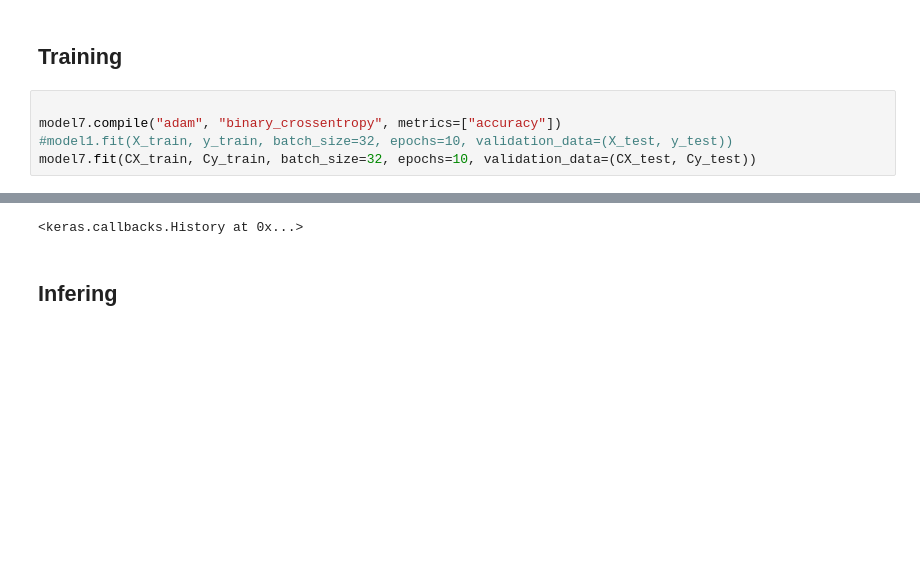
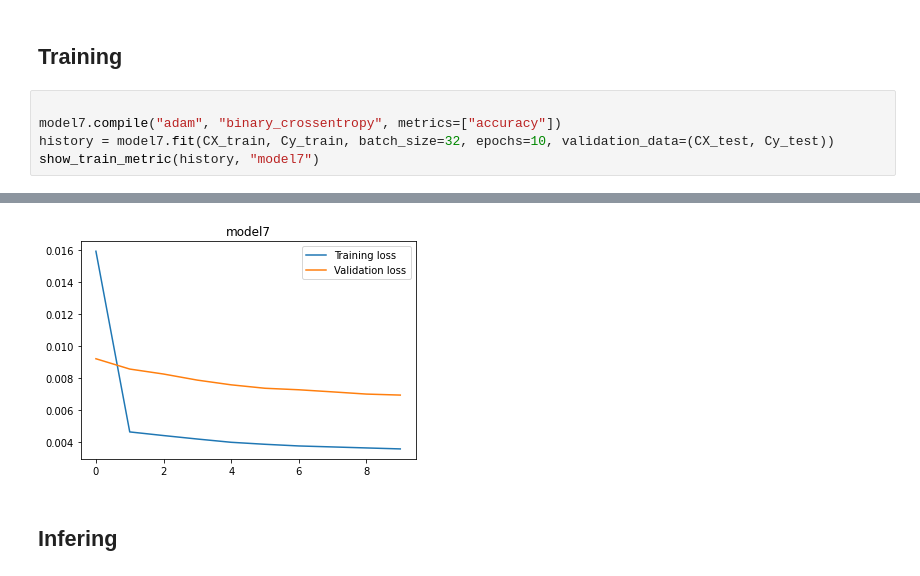
Before and after one commit to lifesboy/selks-lstm-data, a Jupyter notebook: SELKS_LSTM_Anomaly_model.ipynb, the cells around one changed output, grey strips where cells are left out. Drawn from its saved outputs; the diff is of its cells as text; blank space fills up the shorter version.

```diff
--- a/SELKS_LSTM_Anomaly_model.ipynb
+++ b/SELKS_LSTM_Anomaly_model.ipynb
@@ -1442,7 +1449,7 @@ _________________________________________________________________
 # %%
 
 model7.compile("adam", "binary_crossentropy", metrics=["accuracy"])
-#model1.fit(X_train, y_train, batch_size=32, epochs=10, validation_data=(X_test, y_test))
-model7.fit(CX_train, Cy_train, batch_size=32, epochs=10, validation_data=(CX_test, Cy_test))
+history = model7.fit(CX_train, Cy_train, batch_size=32, epochs=10, validation_data=(CX_test, Cy_test))
+show_train_metric(history, "model7")
 # %% [output]
 Epoch 1/10
@@ -1468,4 +1475,4 @@ Epoch 10/10
-<keras.callbacks.History at 0x...>
+[figure, added]
 # %% [markdown]
 ## Infering
 # %%
```
Also changed, not shown: parts of 4 cells of this notebook.
